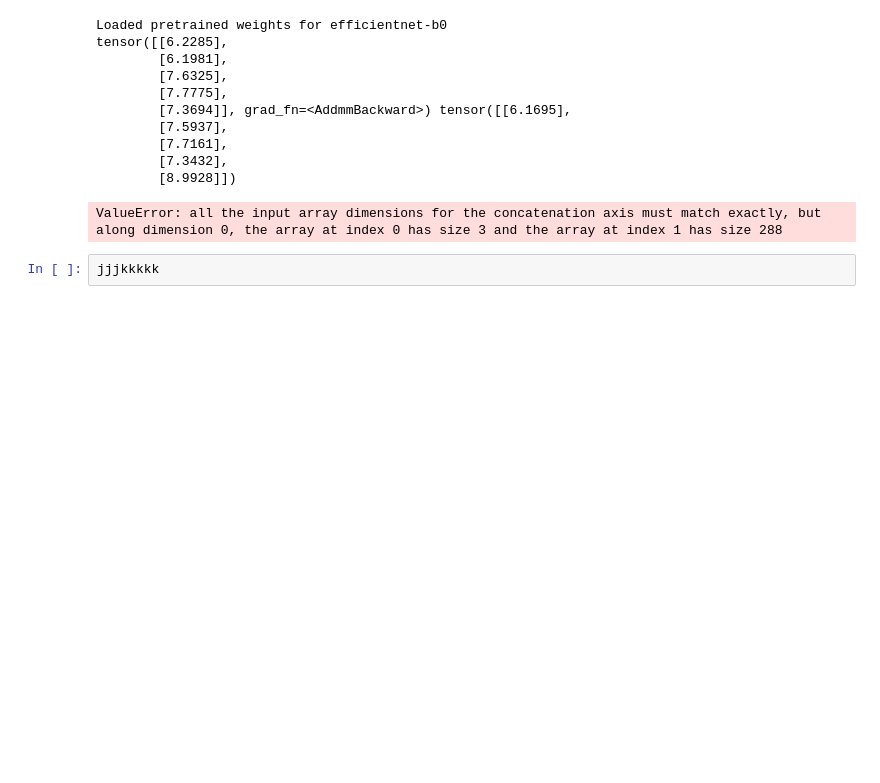
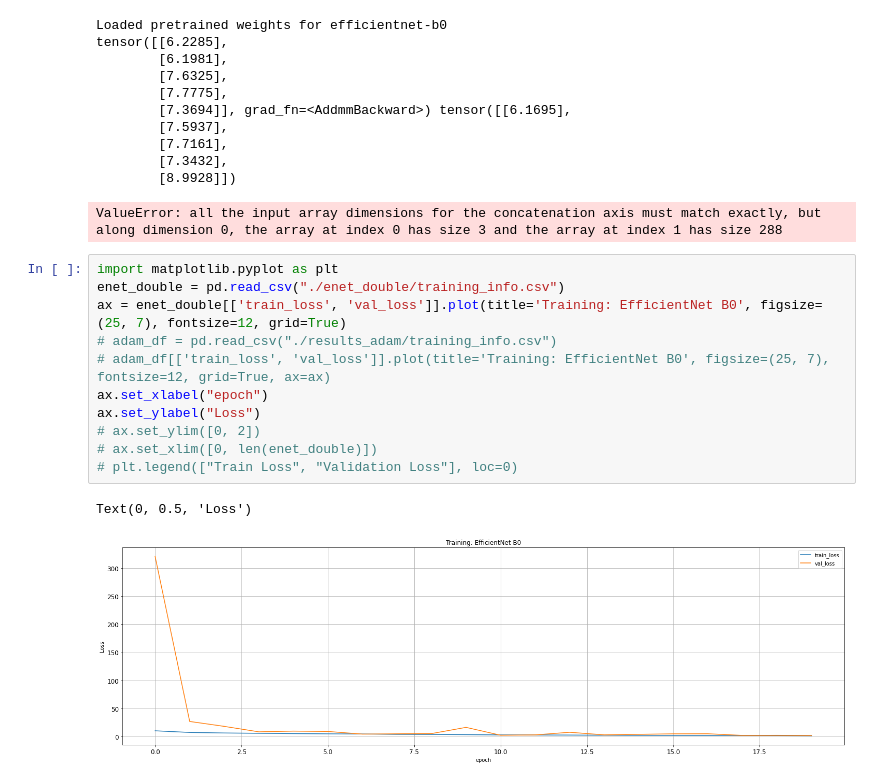
Before and after one commit to tomasort/DLS-Project, a Jupyter notebook: visualizations.ipynb, the cells around one changed output. Saved outputs shown, nothing was run; the diff lists cells and outputs as text; blank space fills up the shorter version.

```diff
--- a/visualizations.ipynb
+++ b/visualizations.ipynb
@@ -169,5 +169,17 @@ tensor([[6.2285],
         [7.3432],
         [8.9928]])
 ValueError: all the input array dimensions for the concatenation axis must match exactly, but along dimension 0, the array at index 0 has size 3 and the array at index 1 has size 288
-# %%
-jjjkkkkk
+# %%
+import matplotlib.pyplot as plt
+enet_double = pd.read_csv("./enet_double/training_info.csv")
+ax = enet_double[['train_loss', 'val_loss']].plot(title='Training: EfficientNet B0', figsize=(25, 7), fontsize=12, grid=True)
+# adam_df = pd.read_csv("./results_adam/training_info.csv")
+# adam_df[['train_loss', 'val_loss']].plot(title='Training: EfficientNet B0', figsize=(25, 7), fontsize=12, grid=True, ax=ax)
+ax.set_xlabel("epoch")
+ax.set_ylabel("Loss")
+# ax.set_ylim([0, 2])
+# ax.set_xlim([0, len(enet_double)])
+# plt.legend(["Train Loss", "Validation Loss"], loc=0)
+# %% [output]
+Text(0, 0.5, 'Loss')
+[figure, added]
```
Also changed, not shown: parts of 1 cell of this notebook, 5 other files.
